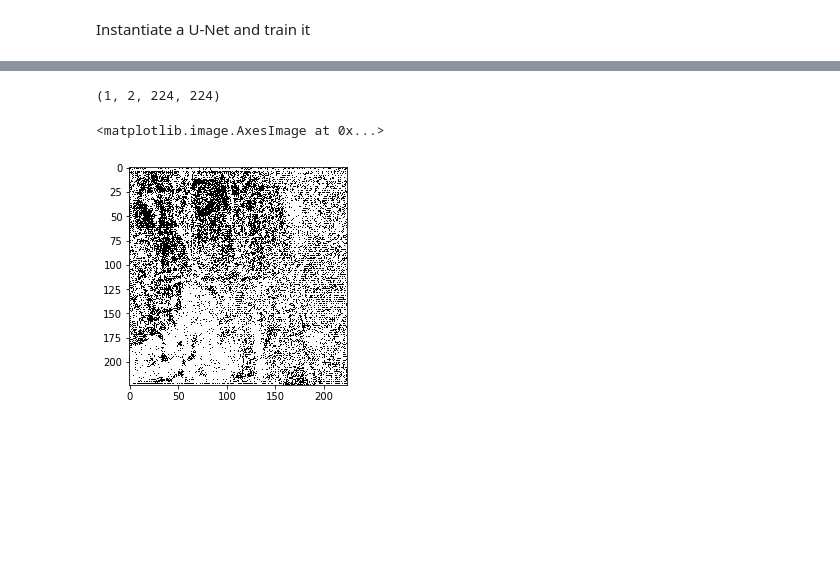
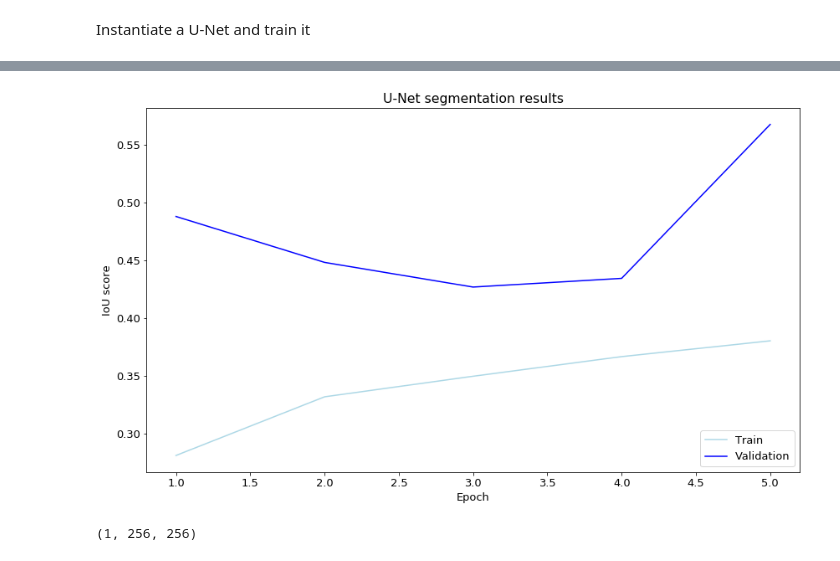
Before and after one commit to smarthi/satellite-images, a Jupyter notebook: segmentation/segmentation.ipynb, the cells around one changed output, grey strips where cells are left out. Cells and saved outputs as stored; diff of their text form; code cells hidden in the pictures; blank space fills up the shorter version.

Commit message:
Fixed loss function, segmentation is now working!

```diff
--- a/segmentation/segmentation.ipynb
+++ b/segmentation/segmentation.ipynb
@@ -194,6 +194,7 @@ class Unet(nn.HybridBlock):
             self.u0 = up_block(64, shrink=False)
 
             self.conv = nn.Conv2D(2,1)
+
     def hybrid_forward(self, F, x):
         x0 = self.d0(x)
         x1 = self.d1(x0)
@@ -206,7 +207,7 @@ class Unet(nn.HybridBlock):
         y1 = self.u1(y2,x1)
         y0 = self.u0(y1,x0)
 
-        out = self.conv(y0)
+        out = F.softmax(self.conv(y0), axis=1)
 
         return out
 # %% [markdown]
@@ -369,7 +373,7 @@ def train_util(net, train_iter, val_iter, loss_fn,
     - init_epoch: set to the initial epoch in case training is resumed from a previous execution
     '''
     os.makedirs(checkpoint_dir, exist_ok=True)
-    res = {'train':[],'valid':[]}
+    res = {'train':[],'val':[]}
     for epoch in range(1 + init_epoch, epochs + init_epoch+1):
         metric = IouMetric()
         for i, (data, label) in enumerate(train_iter):
@@ -382,8 +386,8 @@ def train_util(net, train_iter, val_iter, loss_fn,
 
             with mx.autograd.record():
                 output = net(data)
+                loss = loss_fn(label, output)
                 pred = nd.reshape(np.argmax(output, axis=1), (0, 1, img_width, img_height))
-                loss = loss_fn(label, pred)
 
             loss.backward()
             trainer.step(data.shape[0], ignore_stale_grad=True)
@@ -398,7 +402,7 @@ def train_util(net, train_iter, val_iter, loss_fn,
         names, train_acc = metric.get()
         val_acc = evaluate(val_iter, net)
         res['train'].append(train_acc)
-        res['valid'].append(val_acc)
+        res['val'].append(val_acc)
         print("Epoch %s | training_acc %s | val_acc %s " % (epoch, train_acc, val_acc))
         metric.reset()
 
@@ -459,8 +463,8 @@ loss = DiceCoeffLoss()
 trainer = gluon.Trainer(net.collect_params(), 'adam',
             {'learning_rate': 1e-4, 'beta1':0.9, 'beta2':0.99})
 # %%
-epochs = 10
+epochs = 5
 checkpoint_dir = 'checkpoints'
 # %%
-train_util(net, train_iter, val_iter, loss, trainer, ctx,
+results = train_util(net, train_iter, val_iter, loss, trainer, ctx,
            epochs, batch_size, checkpoint_dir)
@@ -467,2 +491,15 @@ train_util(net, train_iter, val_iter, loss, trainer, ctx,
+# %%
+x = range(1,6)
+plt.plot(x[:len(results['train'])], results['train'], label='Train', color='lightblue')
+plt.plot(x[:len(results['val'])], results['val'], label='Validation', color='blue')
+plt.title('U-Net segmentation results')
+plt.xlabel('Epoch')
+plt.ylabel('IoU score')
+plt.legend(loc='lower right')
+plt.rcParams['figure.figsize'] = (14, 8)
+plt.rcParams.update({'font.size': 13})
+plt.show()
+# %% [output]
+[figure, added]
 # %%
 # Testing purposes
@@ -471,4 +509,4 @@ a = net(data)
 # %%
-a.shape
+sample_mask.shape
 # %% [output]
-(1, 2, 224, 224)
+(1, 256, 256)
@@ -477,6 +512,0 @@ a = np.argmax(a, axis=1)
-# %%
-plt.gray()
-plt.imshow(a[0].asnumpy())
-# %% [output]
-<matplotlib.image.AxesImage at 0x...>
-[figure, removed]
```
Also changed, not shown: parts of 7 cells of this notebook.
